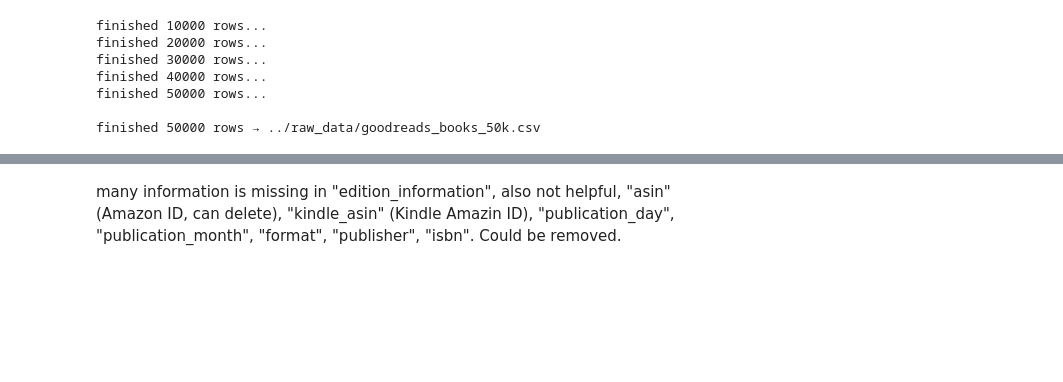
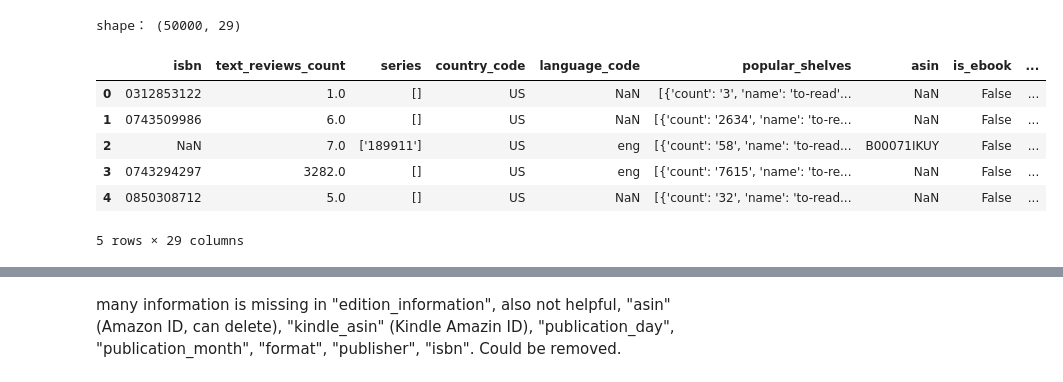
Before and after one commit to KRA96/The_Book_Thrift, a Jupyter notebook: goodreads_book/eda_goodreads.ipynb, the cells around one changed output, grey strips where cells are left out. Saved outputs shown, nothing was run; the diff lists cells and outputs as text; code cells hidden in the pictures; blank space fills up the shorter version.

```diff
--- a/goodreads_book/eda_goodreads.ipynb
+++ b/goodreads_book/eda_goodreads.ipynb
@@ -1,47 +0,0 @@
-# %%
-import json
-import csv
-import os
-
-
-input_path = "../raw_data/goodreads_books.json"
-output_path = "../raw_data/goodreads_books_50k.csv"
-max_rows = 50000
-
-
-with open(input_path, "r", encoding="utf-8") as fin, \
-     open(output_path, "w", encoding="utf-8", newline="") as fout:
-
-
-    first_line = fin.readline().strip()
-    first_obj = json.loads(first_line)
-
-    fieldnames = list(first_obj.keys())
-    writer = csv.DictWriter(fout, fieldnames=fieldnames)
-    writer.writeheader()
-
-    writer.writerow(first_obj)
-
-    for i, line in enumerate(fin, start=2):
-        if i > max_rows:
-            break
-
-        if not line.strip():
-            continue
-
-        obj = json.loads(line)
-        writer.writerow(obj)
-
-
-        if i % 10000 == 0:
-            print(f"finished {i} rows...")
-
-print(f"\nfinished {max_rows} rows → {output_path}")
-# %% [output]
-finished 10000 rows...
-finished 20000 rows...
-finished 30000 rows...
-finished 40000 rows...
-finished 50000 rows...
-
-finished 50000 rows → ../raw_data/goodreads_books_50k.csv
@@ -50,0 +1,27 @@ df = pd.read_csv("../raw_data/goodreads_books_50k.csv")
+# %%
+import pandas as pd
+import numpy as np
+import re
+import ast
+
+from collections import Counter
+
+from sklearn.feature_extraction.text import TfidfVectorizer
+from sklearn.cluster import MiniBatchKMeans
+
+
+
+path = "../raw_data/goodreads_books_50k.csv"
+df = pd.read_csv(path)
+
+print("shape：", df.shape)
+df.head()
+# %% [output]
+shape： (50000, 29)
+|  | isbn | text_reviews_count | series | country_code | language_code | popular_shelves | asin | is_ebook | ... |
+| 0 | 0312853122 | 1.0 | [] | US | NaN | [{'count': '3', 'name': 'to-read'... | NaN | False | ... |
+| 1 | 0743509986 | 6.0 | [] | US | NaN | [{'count': '2634', 'name': 'to-re... | NaN | False | ... |
+| 2 | NaN | 7.0 | ['189911'] | US | eng | [{'count': '58', 'name': 'to-read... | B00071IKUY | False | ... |
+| 3 | 0743294297 | 3282.0 | [] | US | eng | [{'count': '7615', 'name': 'to-re... | NaN | False | ... |
+| 4 | 0850308712 | 5.0 | [] | US | NaN | [{'count': '32', 'name': 'to-read... | NaN | False | ... |
+5 rows × 29 columns
```
Also changed, not shown: parts of 61 cells of this notebook, 1 other file.
